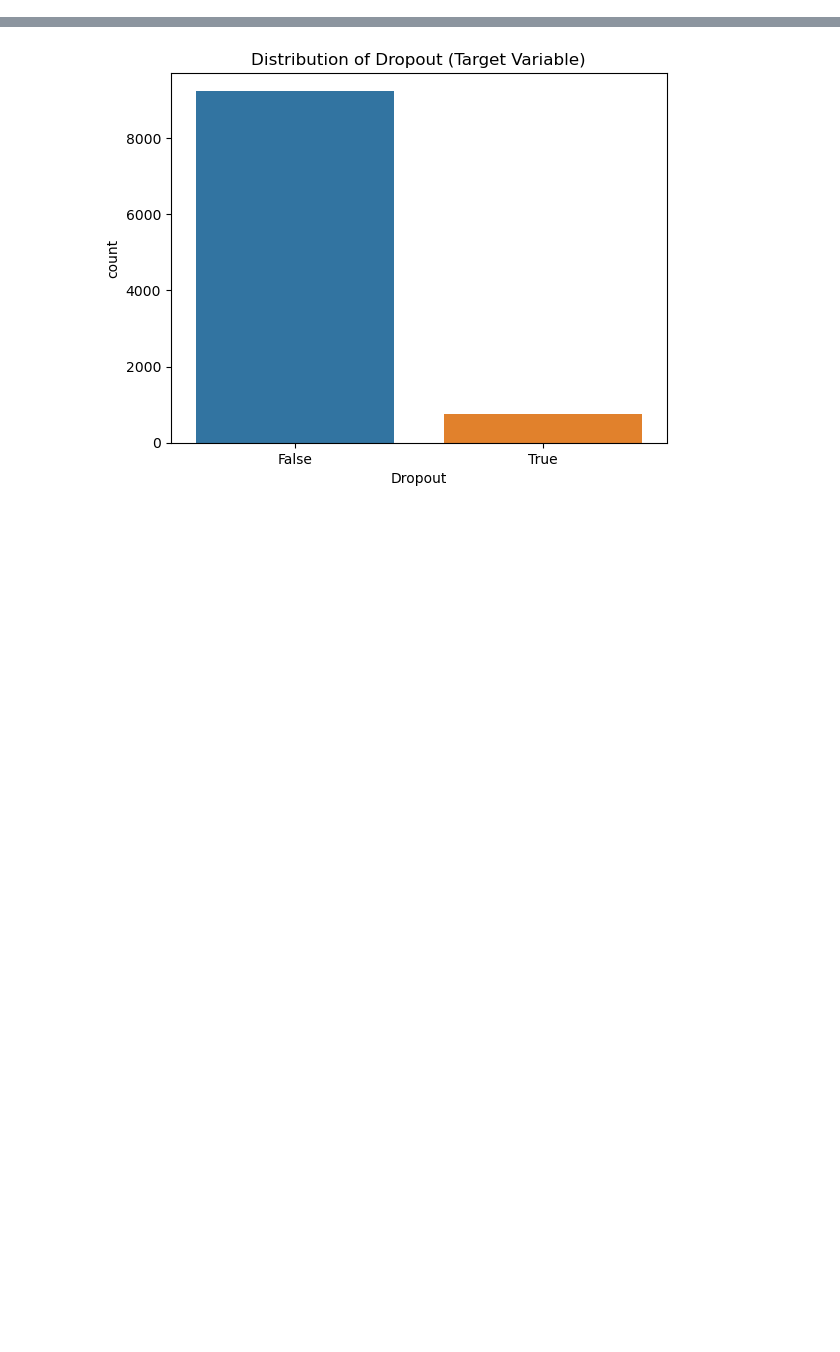
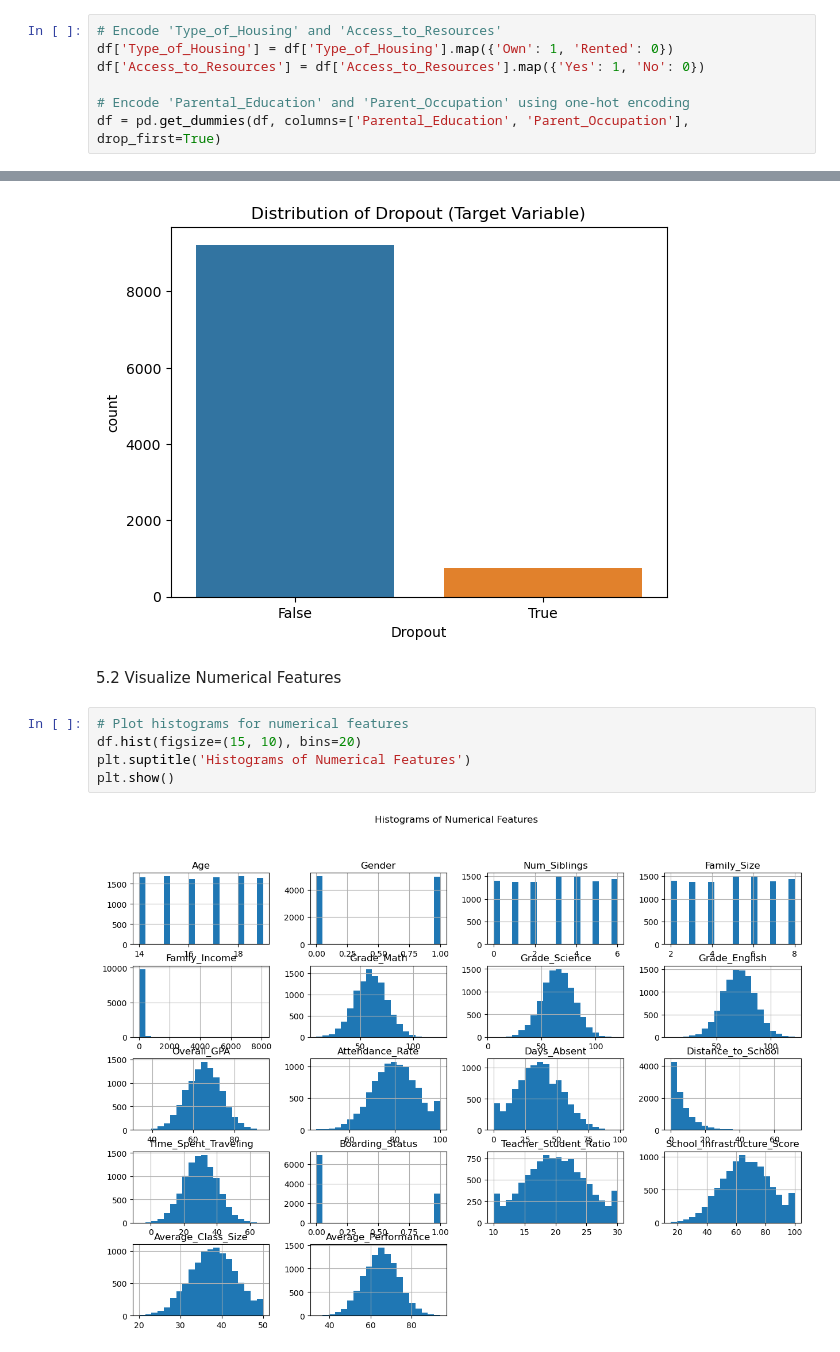
Before and after one commit to abwakujeff/Student-Dropout-Prediction-Data-Analysis-Project, a Jupyter notebook: Student Dropout Prediction Data Analysis.ipynb, the cells around one changed output, grey strips where cells are left out. Saved outputs shown, nothing was run; the diff lists cells and outputs as text; blank space fills up the shorter version.

```diff
--- a/Student Dropout Prediction Data Analysis.ipynb
+++ b/Student Dropout Prediction Data Analysis.ipynb
@@ -125,6 +130,13 @@ df['Boarding_Status'] = df['Boarding_Status'].map({'Boarding': 1, 'Day-school':
 
 # Encode multi-class categorical variables using one-hot encoding
 df = pd.get_dummies(df, columns=['School_Type', 'Technology_Access', 'Socioeconomic_Status', 'School_Funding_Level'], drop_first=True)
+# %%
+# Encode 'Type_of_Housing' and 'Access_to_Resources'
+df['Type_of_Housing'] = df['Type_of_Housing'].map({'Own': 1, 'Rented': 0})
+df['Access_to_Resources'] = df['Access_to_Resources'].map({'Yes': 1, 'No': 0})
+
+# Encode 'Parental_Education' and 'Parent_Occupation' using one-hot encoding
+df = pd.get_dummies(df, columns=['Parental_Education', 'Parent_Occupation'], drop_first=True)
 # %%
 df.head()
 # %% [output]
@@ -145,3 +157,12 @@ plt.title('Distribution of Dropout (Target Variable)')
 plt.show()
 # %% [output]
 [figure]
+# %% [markdown]
+5.2 Visualize Numerical Features
+# %%
+# Plot histograms for numerical features
+df.hist(figsize=(15, 10), bins=20)
+plt.suptitle('Histograms of Numerical Features')
+plt.show()
+# %% [output]
+[figure, added]
```
Also changed, not shown: parts of 26 cells of this notebook.
